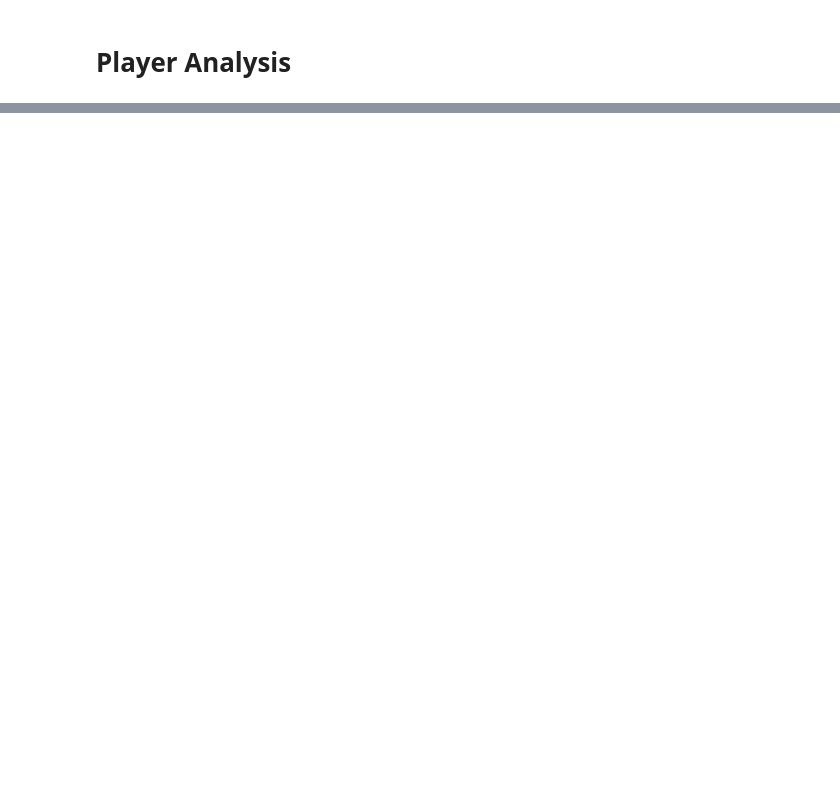
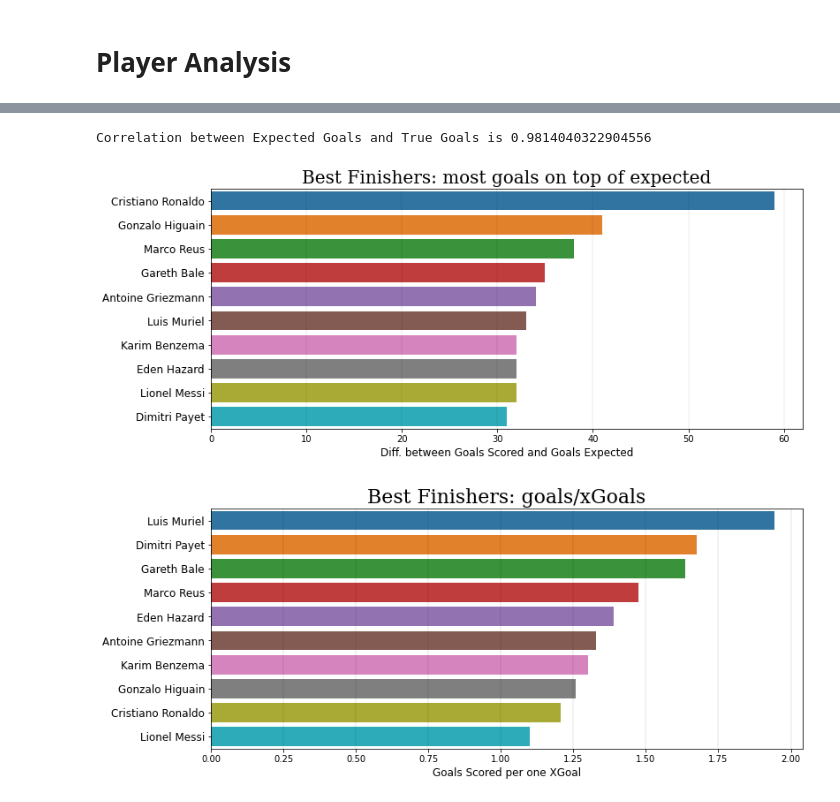
Before and after one commit to asheshd/DES-Project-xG-PySpark-ML, a Jupyter notebook: Expected_Goals_Analysis_with_PySpark_DES_Project.ipynb, the cells around one changed output, grey strips where cells are left out. Cells and saved outputs as stored; diff of their text form; code cells hidden in the pictures; blank space fills up the shorter version.

```diff
--- a/Expected_Goals_Analysis_with_PySpark_DES_Project.ipynb
+++ b/Expected_Goals_Analysis_with_PySpark_DES_Project.ipynb
@@ -514,0 +446,6 @@ plt.show()
+# %%
+do_player_analysis(model, live_data_60)
+# %% [output]
+Correlation between Expected Goals and True Goals is 0.9814040322904556
+[figure, added]
+[figure, added]
```
Also changed, not shown: parts of 24 cells of this notebook.
